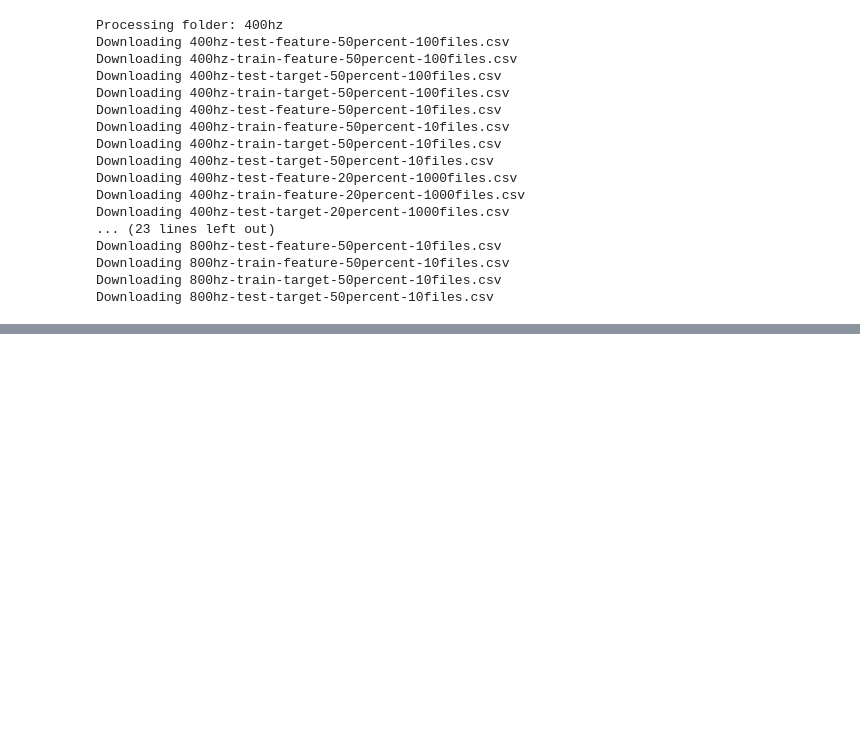
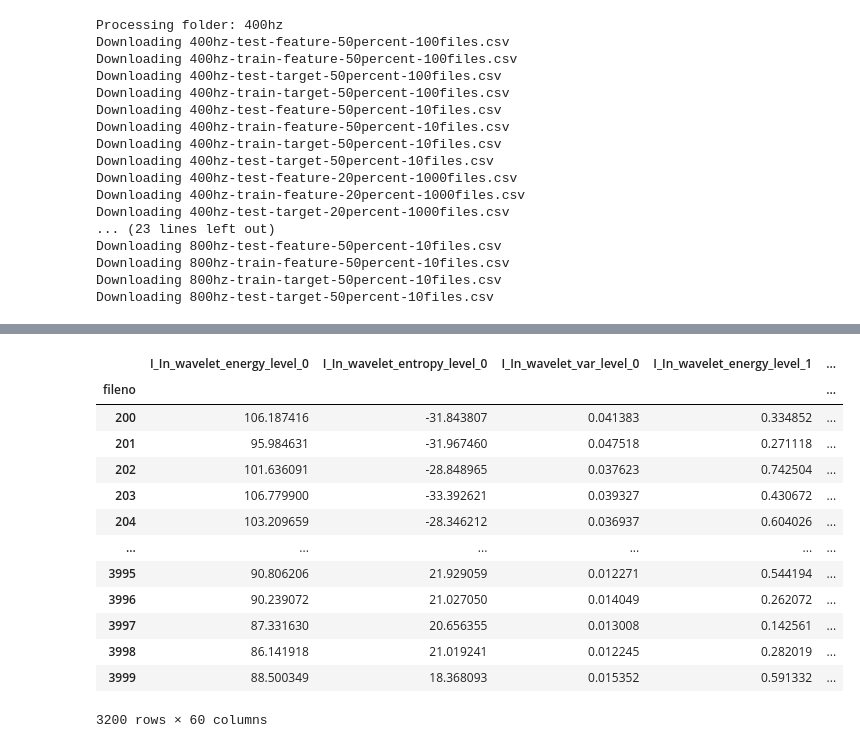
Before and after one commit to aadityane93/SortingLine-ml, a Jupyter notebook: wavelets.ipynb, the cells around one changed output, grey strips where cells are left out. Cells and saved outputs as stored; diff of their text form; code cells hidden in the pictures; blank space fills up the shorter version.

```diff
--- a/wavelets.ipynb
+++ b/wavelets.ipynb
@@ -156,0 +267,5 @@ wavelet_df
+# %%
+x_test_sorted = test_feature.sort_values(by=['fileno', 'Uhrzeit'])
+
+# Group by fileno (each group is a time series)
+grouped = x_test_sorted.groupby('fileno')
@@ -156,0 +399,17 @@ wavelet_df
+# %%
+wavelet_df_test
+# %% [output]
+|  | I_In_wavelet_energy_level_0 | I_In_wavelet_entropy_level_0 | I_In_wavelet_var_level_0 | I_In_wavelet_energy_level_1 | ... |
+| fileno |  |  |  |  | ... |
+| 200 | 106.187416 | -31.843807 | 0.041383 | 0.334852 | ... |
+| 201 | 95.984631 | -31.967460 | 0.047518 | 0.271118 | ... |
+| 202 | 101.636091 | -28.848965 | 0.037623 | 0.742504 | ... |
+| 203 | 106.779900 | -33.392621 | 0.039327 | 0.430672 | ... |
+| 204 | 103.209659 | -28.346212 | 0.036937 | 0.604026 | ... |
+| ... | ... | ... | ... | ... | ... |
+| 3995 | 90.806206 | 21.929059 | 0.012271 | 0.544194 | ... |
+| 3996 | 90.239072 | 21.027050 | 0.014049 | 0.262072 | ... |
+| 3997 | 87.331630 | 20.656355 | 0.013008 | 0.142561 | ... |
+| 3998 | 86.141918 | 21.019241 | 0.012245 | 0.282019 | ... |
+| 3999 | 88.500349 | 18.368093 | 0.015352 | 0.591332 | ... |
+3200 rows × 60 columns
```
Also changed, not shown: parts of 13 cells of this notebook.
